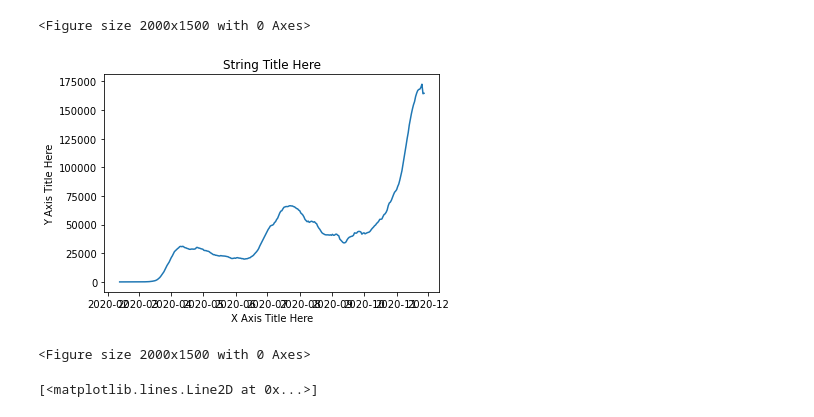
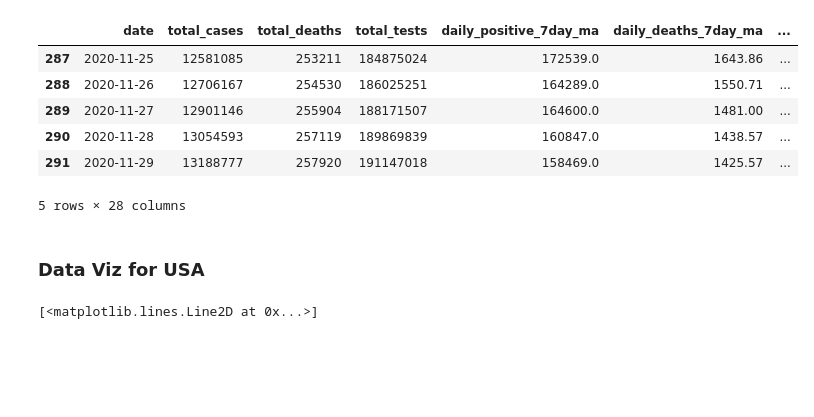
Before and after one commit to michaelcave1515/ai_work, a Jupyter notebook: covid_data/guInfectionEstimates.ipynb, the cells around one changed output. Saved outputs shown, nothing was run; the diff lists cells and outputs as text; code cells hidden in the pictures; blank space fills up the shorter version.

```diff
--- a/covid_data/guInfectionEstimates.ipynb
+++ b/covid_data/guInfectionEstimates.ipynb
@@ -47,2 +29,14 @@ The report today is from 2020-11-27 and the 7d MA is 164,600.0 on 1,902,830.0 te
+# %%
+df_usa.tail()
+# %% [output]
+|  | date | total_cases | total_deaths | total_tests | daily_positive_7day_ma | daily_deaths_7day_ma | ... |
+| 287 | 2020-11-25 | 12581085 | 253211 | 184875024 | 172539.0 | 1643.86 | ... |
+| 288 | 2020-11-26 | 12706167 | 254530 | 186025251 | 164289.0 | 1550.71 | ... |
+| 289 | 2020-11-27 | 12901146 | 255904 | 188171507 | 164600.0 | 1481.00 | ... |
+| 290 | 2020-11-28 | 13054593 | 257119 | 189869839 | 160847.0 | 1438.57 | ... |
+| 291 | 2020-11-29 | 13188777 | 257920 | 191147018 | 158469.0 | 1425.57 | ... |
+5 rows × 28 columns
+# %% [markdown]
+### Data Viz for USA
 # %%
 import matplotlib.pyplot as plt
@@ -49,13 +44,3 @@ import matplotlib.pyplot as plt
-# %%
-plt.plot(df_usa['date'], df_usa['daily_positive_7day_ma'])
-plt.xlabel('X Axis Title Here')
-plt.ylabel('Y Axis Title Here')
-plt.title('String Title Here')
-plt.figure(figsize=(20,15),dpi=100)
-# %% [output]
-<Figure size 2000x1500 with 0 Axes>
-[figure, removed]
-<Figure size 2000x1500 with 0 Axes>
 # %%
 fig = plt.figure(figsize=(12,8),dpi=100)
 axes = fig.add_axes([0, 0, 1, 1])
```
Also changed, not shown: parts of 21 cells of this notebook, 5 other files.
